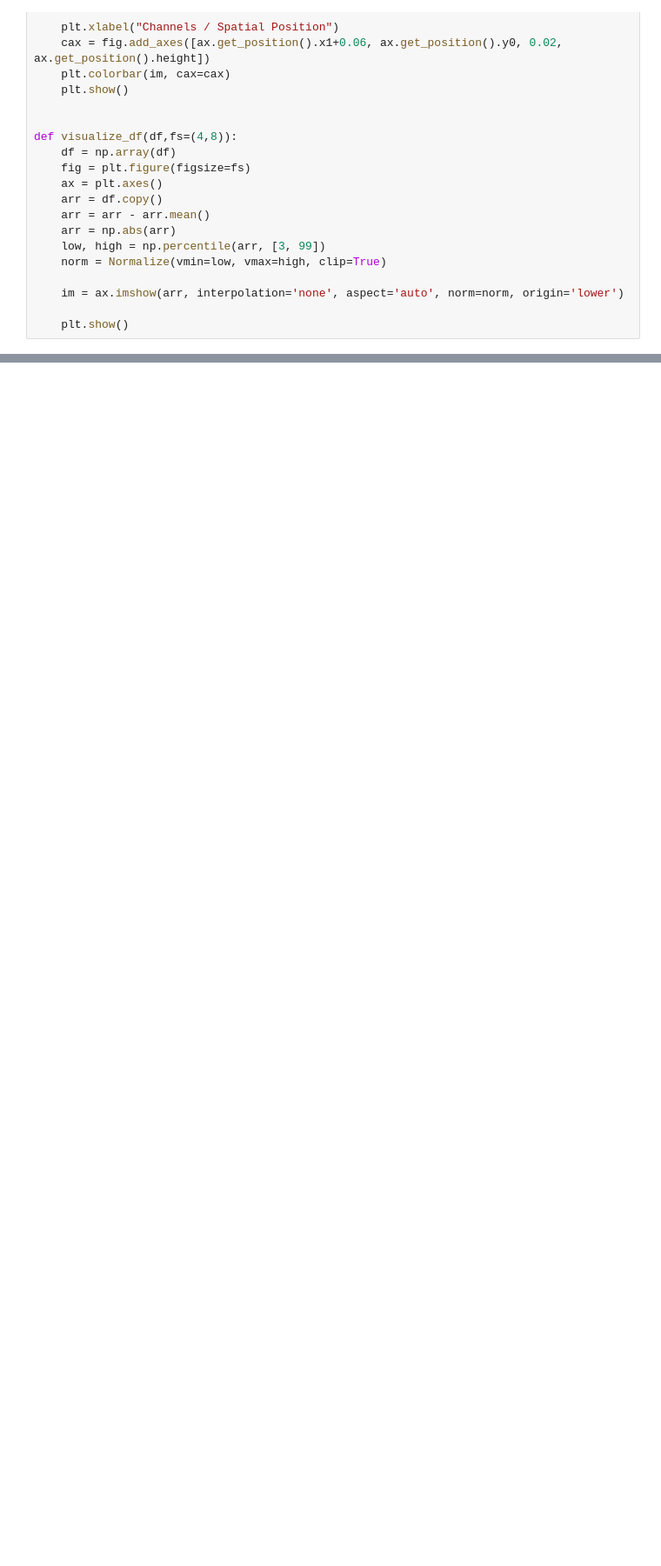
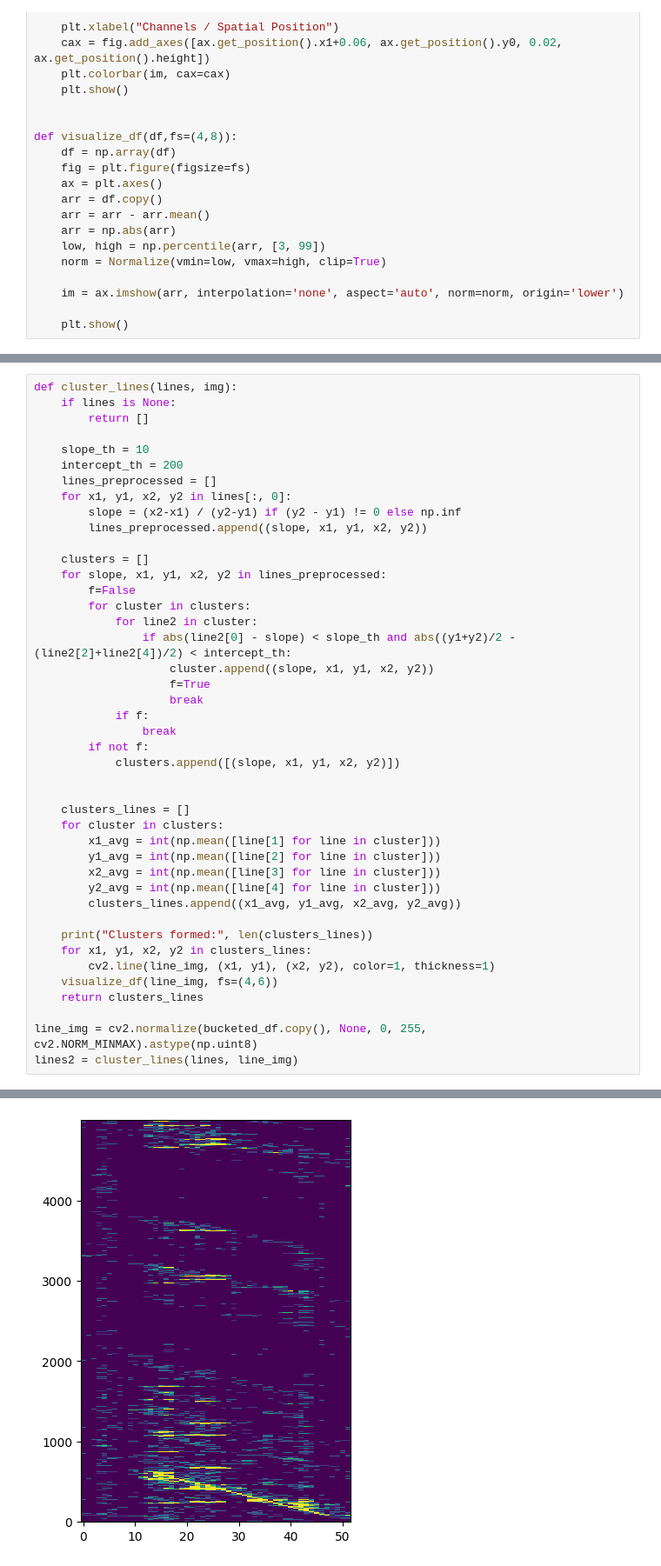
Before and after one commit to Petrerer/cv_project1, a Jupyter notebook: main.ipynb, the cells around one changed output, grey strips where cells are left out. Shown at 87% size. Saved outputs shown, nothing was run; the diff lists cells and outputs as text; blank space fills up the shorter version.

```diff
--- a/main.ipynb
+++ b/main.ipynb
@@ -296,0 +257,44 @@ show("Gabor 135deg", gabor(3*np.pi/4))
+# %%
+def cluster_lines(lines, img):
+    if lines is None:
+        return []
+
+    slope_th = 10
+    intercept_th = 200
+    lines_preprocessed = []
+    for x1, y1, x2, y2 in lines[:, 0]:
+        slope = (x2-x1) / (y2-y1) if (y2 - y1) != 0 else np.inf
+        lines_preprocessed.append((slope, x1, y1, x2, y2))
+
+    clusters = []
+    for slope, x1, y1, x2, y2 in lines_preprocessed:
+        f=False
+        for cluster in clusters:
+            for line2 in cluster:
+                if abs(line2[0] - slope) < slope_th and abs((y1+y2)/2 - (line2[2]+line2[4])/2) < intercept_th:
+                    cluster.append((slope, x1, y1, x2, y2))
+                    f=True
+                    break
+            if f:
+                break
+        if not f:
+            clusters.append([(slope, x1, y1, x2, y2)])
+
+
+    clusters_lines = []
+    for cluster in clusters:
+        x1_avg = int(np.mean([line[1] for line in cluster]))
+        y1_avg = int(np.mean([line[2] for line in cluster]))
+        x2_avg = int(np.mean([line[3] for line in cluster]))
+        y2_avg = int(np.mean([line[4] for line in cluster]))
+        clusters_lines.append((x1_avg, y1_avg, x2_avg, y2_avg))
+
+    print("Clusters formed:", len(clusters_lines))
+    for x1, y1, x2, y2 in clusters_lines:
+        cv2.line(line_img, (x1, y1), (x2, y2), color=1, thickness=1)
+    visualize_df(line_img, fs=(4,6))
+    return clusters_lines
+
+line_img = cv2.normalize(bucketed_df.copy(), None, 0, 255, cv2.NORM_MINMAX).astype(np.uint8)
+lines2 = cluster_lines(lines, line_img)
+# %% [output]
@@ -296,0 +302 @@ show("Gabor 135deg", gabor(3*np.pi/4))
+[figure, added]
```
Also changed, not shown: parts of 9 cells of this notebook.
